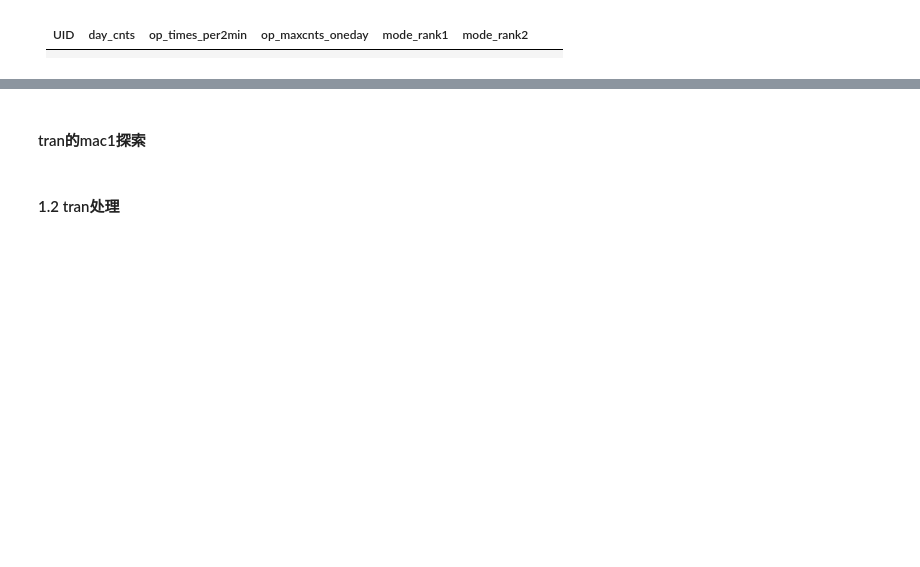
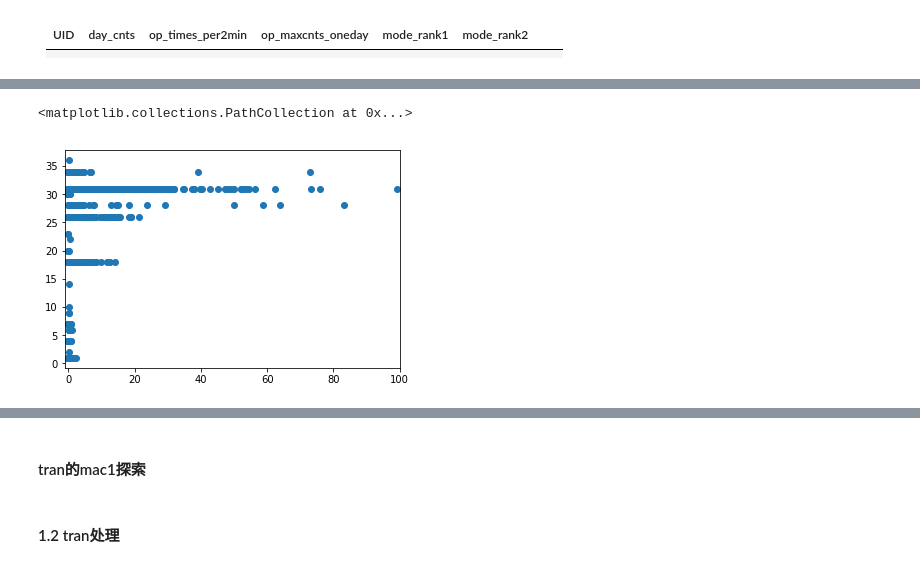
Before and after one commit to alexliu2360/dc_xjf, a Jupyter notebook: baseline.ipynb, the cells around one changed output, grey strips where cells are left out. Cells and saved outputs as stored; diff of their text form; code cells hidden in the pictures; blank space fills up the shorter version.

```diff
--- a/baseline.ipynb
+++ b/baseline.ipynb
@@ -249,6 +312,0 @@ op_tag['Tag'] = op_tag['Tag']/op_tag['day']
-# %%
-mode_std = []
-mode_max = []
-for uid in list(op_train_gb.indices.keys()):
-    mode_std.append(op_train_gb.get_group(uid)['mode'].value_counts().std())
-    mode_max.append(op_train_gb.get_group(uid)['mode'].value_counts().max())
@@ -258,0 +313,29 @@ op_tag['mode_multi'] = op_tag['mode_std']*op_tag['mode_max']
+# %%
+op_tag = pd.merge(op_train, tag_train, on='UID', how='left').replace(0, np.nan)
+op_tag = op_tag.groupby('UID').count().drop(op_le_obj_fts, axis=1).drop(['success', 'time', 'timestamp'], axis=1)
+op_tag = op_tag.reset_index()
+op_tag['Tag'] = op_tag['Tag']/op_tag['day']
+op_tag.drop('day',axis=1, inplace=True)
+mode_max = []
+mode_std = []
+mode_rank1 = []
+mode_count = []
+for uid in list(op_train_gb.indices.keys()):
+    uid_mode = op_train_gb.get_group(uid)['mode']
+    mode_std.append(uid_mode.value_counts().std())
+    mode_max.append(uid_mode.value_counts().values[0])
+    mode_rank1.append(uid_mode.value_counts().index[0])
+    mode_count.append(uid_mode.count())
+op_tag['mode_max_rate'] = np.array(mode_max)/np.array(mode_count)*np.array(mode_std)
+op_tag['mode_rank1'] = np.array(mode_rank1)
+# %%
+# 查看排第一的操作类型个数和排名第一的操作类型的关系
+le = LabelEncoder()
+op_tag['mode_rank1'] = le.fit_transform(op_tag['mode_rank1'])
+op_tag_fake = op_tag[op_tag['Tag'] == 0]
+op_tag_normal = op_tag[op_tag['Tag'] == 1]
+plt.xlim(-1,100)
+plt.scatter(op_tag_normal['mode_max_rate'],op_tag_normal['mode_rank1'])
+# %% [output]
+<matplotlib.collections.PathCollection at 0x...>
+[figure, added]
```
Also changed, not shown: parts of 24 cells of this notebook.
